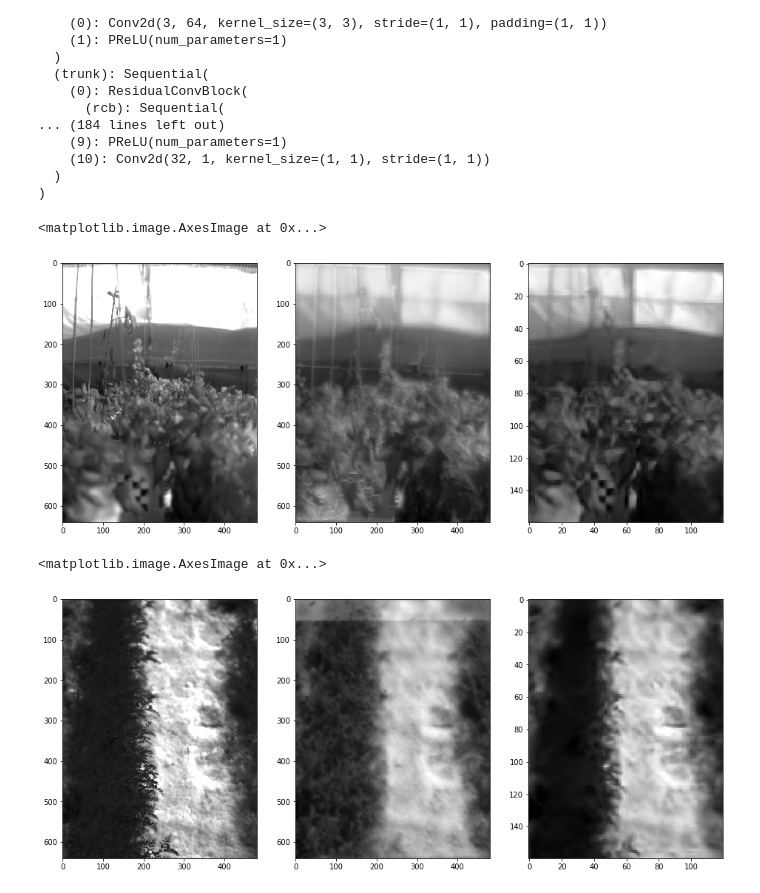
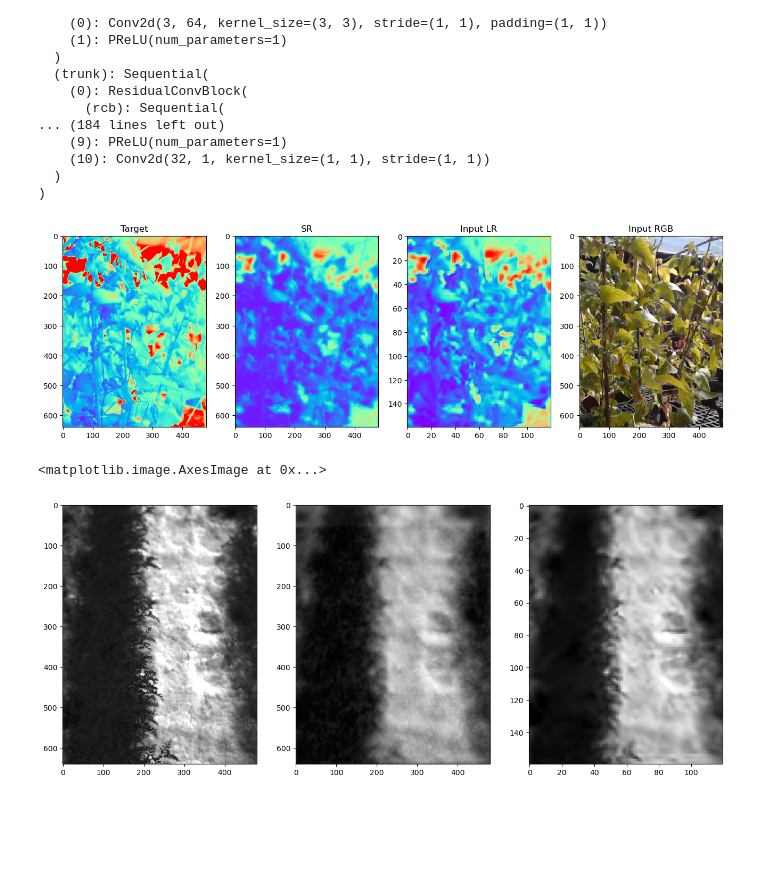
Before and after one commit to GEMINI-Breeding/SRGAN-PyTorch, a Jupyter notebook: test_themalRGB.ipynb, the cells around one changed output. Drawn from its saved outputs; the diff is of its cells as text; code cells hidden in the pictures; blank space fills up the shorter version.

```diff
--- a/test_themalRGB.ipynb
+++ b/test_themalRGB.ipynb
@@ -14,8 +14,9 @@ from tqdm import tqdm
 import scipy.misc
 from torchvision.utils import save_image
 # %%
+config = Config()
 model = Generator()
-model.load_state_dict(torch.load('results/ir_rgb_0526_TIGAN/g-last.pth'))
+model.load_state_dict(torch.load('results/2022-04-29-ThermalRGB_NCCLoss/g-best.pth'))
 model.to(config.device)
 model.eval()
 # %% [output]
@@ -38,33 +39,39 @@ Generator(
 )
 # %%
 # Test Image
-sample_dataset = ImageDataset(dataroot="/home/lion397/data/datasets/GEMINI/Training_220315/val/",
-                                image_size=96, upscale_factor=4, mode="train")
-(low_img, rgb_img, high_ir) = sample_dataset.getImage(20)
+#sample_dataset = ImageDataset(dataroot="/home/lion397/data/datasets/GEMINI/Training_220315/val/",image_size=96, upscale_factor=4, mode="train")
+sample_dataset = ImageDataset(dataroot=config.valid_image_dir,image_size=96, upscale_factor=4, mode="train")
+(low_img, rgb_img, high_ir) = sample_dataset.getImage(-7)
+rgb_img_disp = rgb_img
 low_img = torch.FloatTensor(low_img)[None, None,:, :]/255.0
 rgb_img = rgb_img[:, :, [2, 1, 0]] # swap channel from RGB to BGR
 rgb_img = torch.FloatTensor(rgb_img).permute(2,0,1).unsqueeze(0)/255.0
-
 high_ir = torch.FloatTensor(high_ir)[None, None,:, :]/255.0
-
 lr = low_img.to(config.device, non_blocking=True)
 rgb = rgb_img.to(config.device, non_blocking=True)
 high_ir = high_ir.to(config.device, non_blocking=True)
-
 sr = model(lr, rgb)
-
 sr_img = sr.squeeze().cpu().detach().numpy()
 lr_img = lr.squeeze().cpu().detach().numpy()
 high_img = high_ir.squeeze().cpu().detach().numpy()
 # plt.imshow(sr_img,cmap='gray')
+f, axarr = plt.subplots(1,4, figsize=(16,8))
+im0 = axarr[0].imshow(high_img, interpolation='none', cmap='rainbow')
+axarr[0].set_title("Target")
+#plt.colorbar(im0, ax=axarr[0])
+im1 = axarr[1].imshow(sr_img, interpolation='none', cmap='rainbow',vmin=0, vmax=1.0)
+axarr[1].set_title("SR")
+#plt.colorbar(im1, ax=axarr[1])
+im2 = axarr[2].imshow(lr_img, interpolation='none', cmap='rainbow',vmin=0, vmax=1.0)
+axarr[2].set_title("Input LR")
+#plt.colorbar(im2, ax=axarr[2])
+im3 = axarr[3].imshow(cv2.cvtColor(rgb_img_disp,cv2.COLOR_RGB2BGR),interpolation='none')
+axarr[3].set_title("Input RGB")
+#plt.colorbar(im3, ax=axarr[3])
 
-f, axarr = plt.subplots(1,3, figsize=(16,8))
-axarr[0].imshow(high_img, interpolation='none', cmap='gray')
-axarr[1].imshow(sr_img, interpolation='none', cmap='gray')
-axarr[2].imshow(lr_img, interpolation='none', cmap='gray')
+plt.show()
 # %% [output]
-<matplotlib.image.AxesImage at 0x...>
-[figure, old version]
+[figure, new version]
 # %%
 # Test Image
 sample_dataset = ImageDataset(dataroot="/home/lion397/data/datasets/GEMINI/2022-04-05-Garbanzo/pairs_processed",
@@ -93,7 +100,7 @@ axarr[1].imshow(sr_img, interpolation='none', cmap='gray')
 axarr[2].imshow(lr_img, interpolation='none', cmap='gray')
 # %% [output]
 <matplotlib.image.AxesImage at 0x...>
-[figure, old version]
+[figure, new version]
 # %%
 def create_dir(dir_):
     os.makedirs(dir_, exist_ok = True)
```
Also changed, not shown: parts of 1 cell of this notebook, 10 other files.
